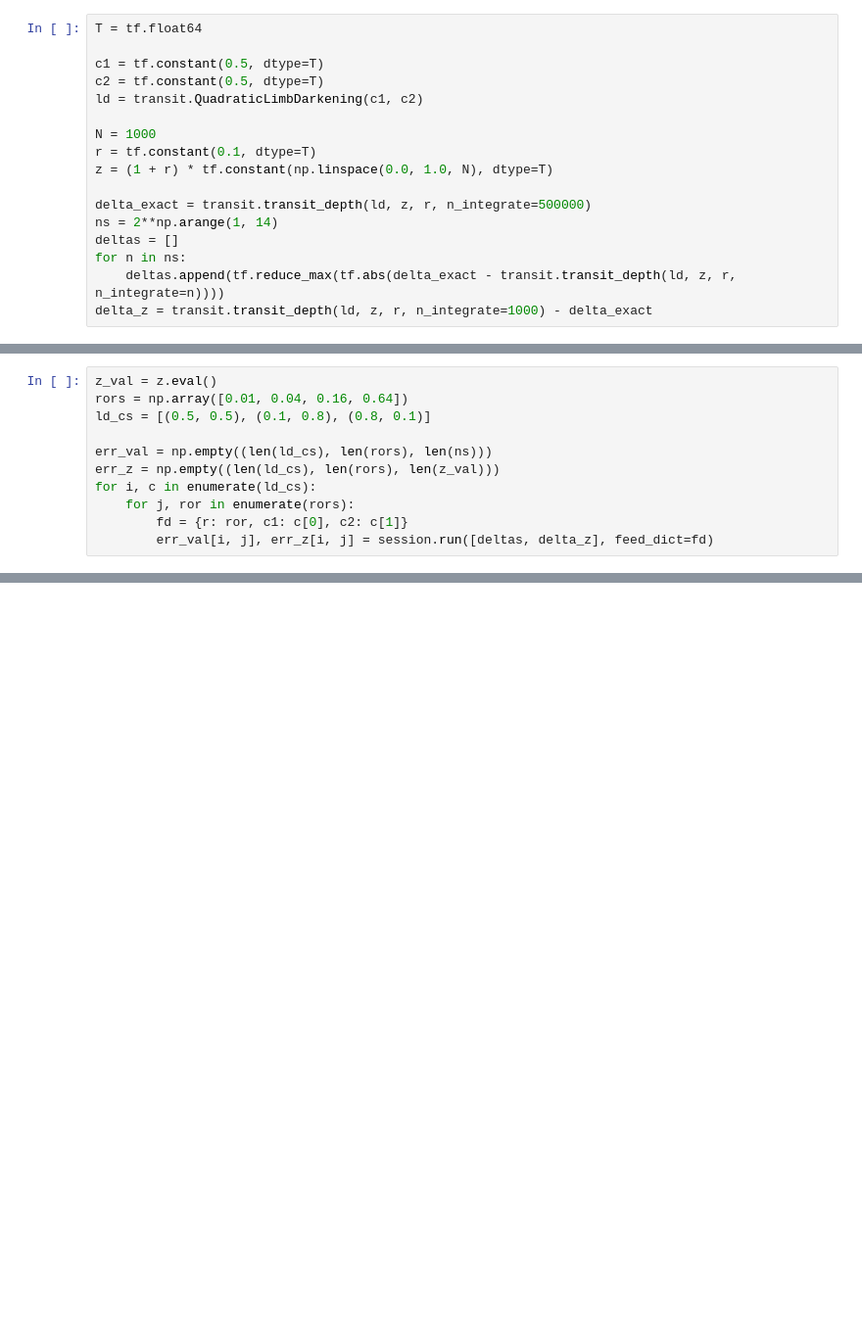
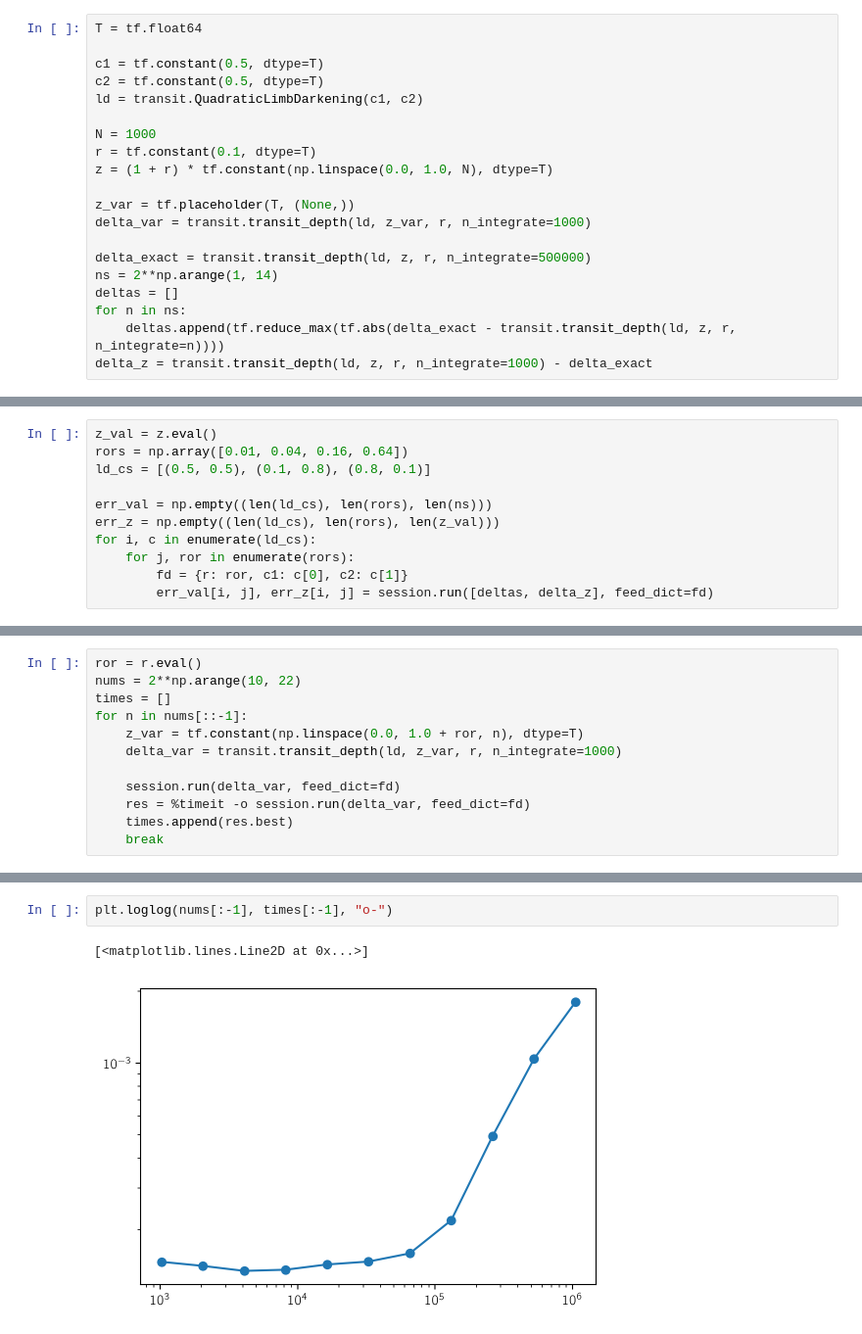
Before and after one commit to exoplanet-dev/exoplanet, a Jupyter notebook: transit-convergence.ipynb, the cells around one changed output, grey strips where cells are left out. Shown: that part at 98% size. Drawn from its saved outputs; the diff is of its cells as text; blank space fills up the shorter version.

```diff
--- a/transit-convergence.ipynb
+++ b/transit-convergence.ipynb
@@ -24,6 +24,9 @@ N = 1000
 r = tf.constant(0.1, dtype=T)
 z = (1 + r) * tf.constant(np.linspace(0.0, 1.0, N), dtype=T)
 
+z_var = tf.placeholder(T, (None,))
+delta_var = transit.transit_depth(ld, z_var, r, n_integrate=1000)
+
 delta_exact = transit.transit_depth(ld, z, r, n_integrate=500000)
 ns = 2**np.arange(1, 14)
 deltas = []
@@ -97,0 +97,12 @@ plt.legend()
+# %%
+ror = r.eval()
+nums = 2**np.arange(10, 22)
+times = []
+for n in nums[::-1]:
+    z_var = tf.constant(np.linspace(0.0, 1.0 + ror, n), dtype=T)
+    delta_var = transit.transit_depth(ld, z_var, r, n_integrate=1000)
+
+    session.run(delta_var, feed_dict=fd)
+    res = %timeit -o session.run(delta_var, feed_dict=fd)
+    times.append(res.best)
+    break
@@ -97,0 +111,5 @@ plt.legend()
+# %%
+plt.loglog(nums[:-1], times[:-1], "o-")
+# %% [output]
+[<matplotlib.lines.Line2D at 0x...>]
+[figure, added]
```
Also changed, not shown: parts of 7 cells of this notebook, 13 other files.
